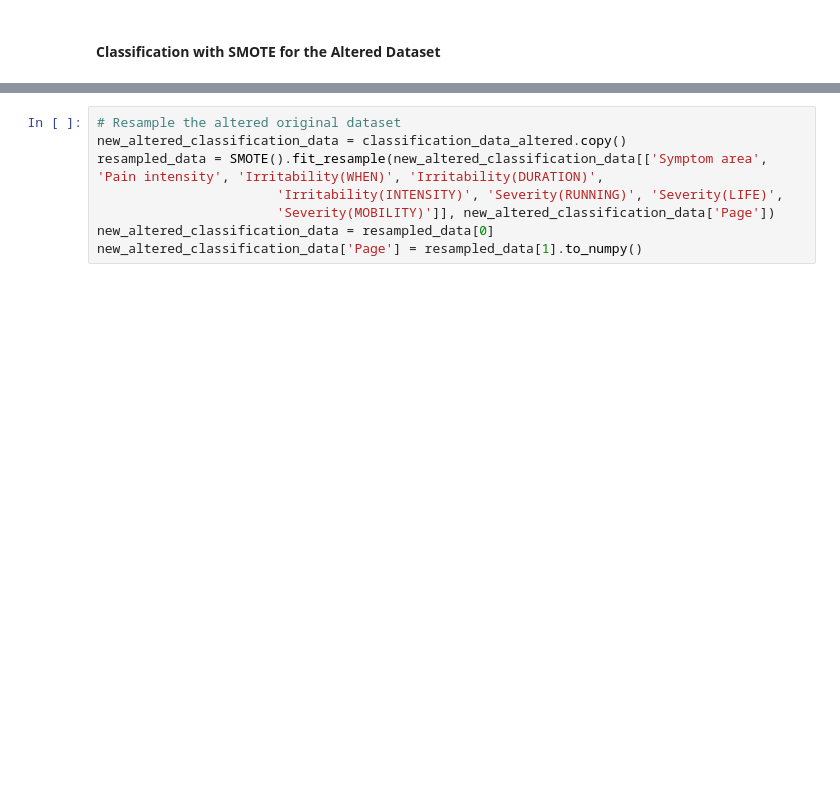
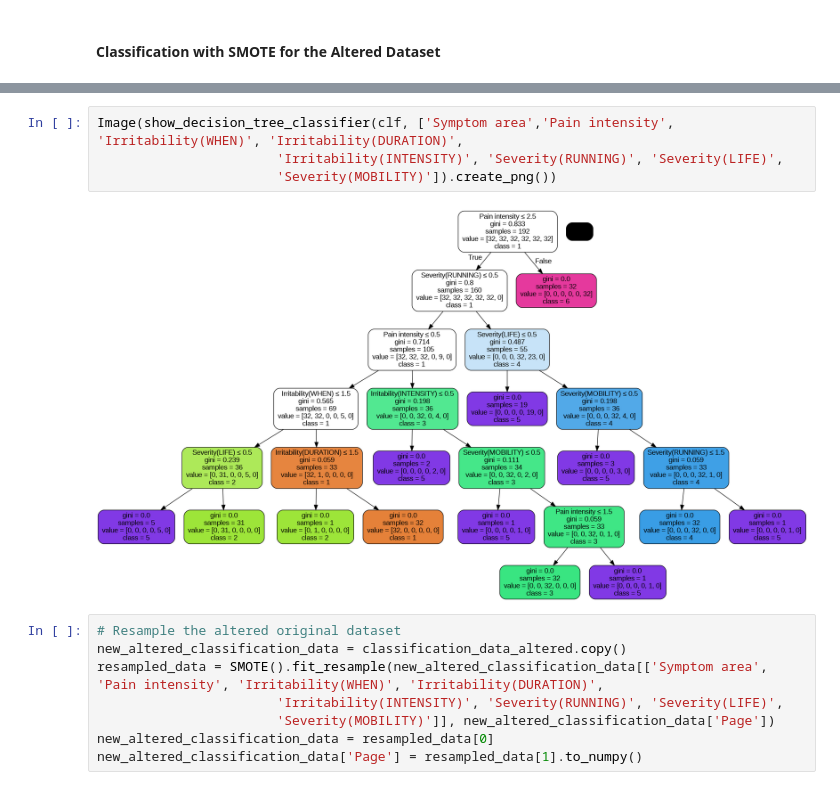
Before and after one commit to GeorgeM2000/Sports-Activity, a Jupyter notebook: Sports_Activity.ipynb, the cells around one changed output, grey strips where cells are left out. Saved outputs shown, nothing was run; the diff lists cells and outputs as text; blank space fills up the shorter version.

```diff
--- a/Sports_Activity.ipynb
+++ b/Sports_Activity.ipynb
@@ -1660,3 +1616,9 @@ Page: 6 Unique Samples: 1
+# %%
+Image(show_decision_tree_classifier(clf, ['Symptom area','Pain intensity', 'Irritability(WHEN)', 'Irritability(DURATION)',
+                       'Irritability(INTENSITY)', 'Severity(RUNNING)', 'Severity(LIFE)',
+                       'Severity(MOBILITY)']).create_png())
+# %% [output]
+[figure, added]
 # %%
 # Resample the altered original dataset
 new_altered_classification_data = classification_data_altered.copy()
```
Also changed, not shown: parts of 23 cells of this notebook.
